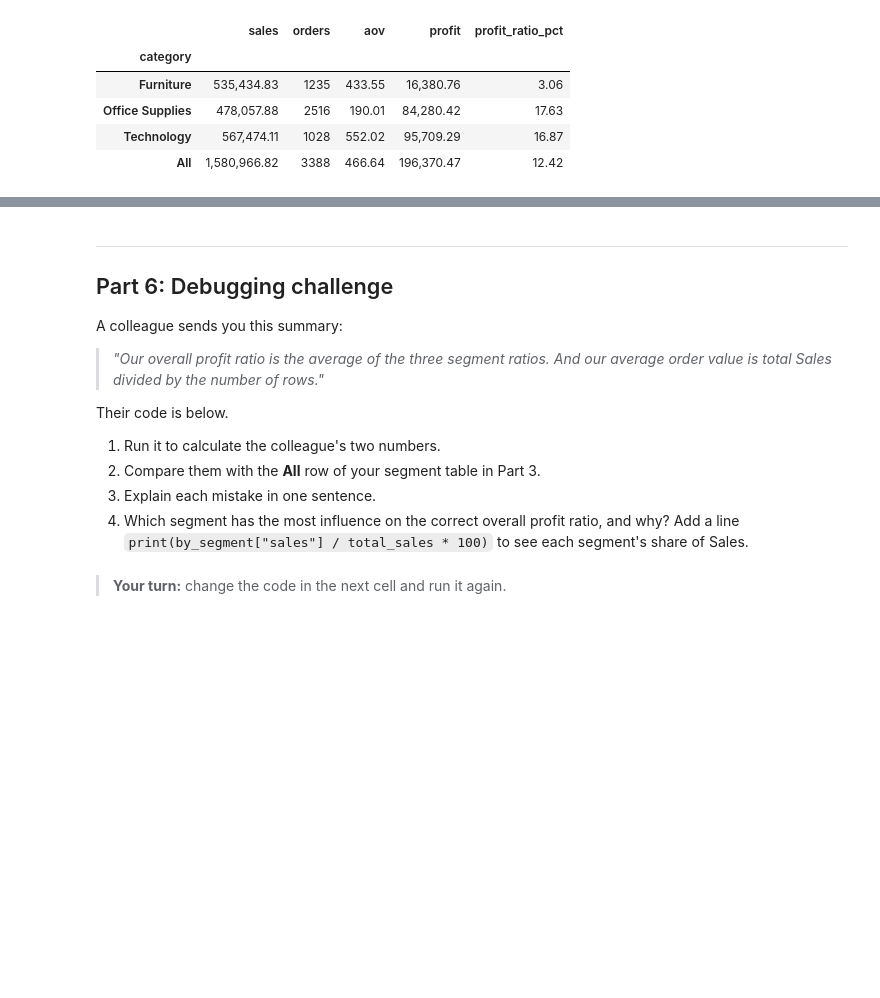
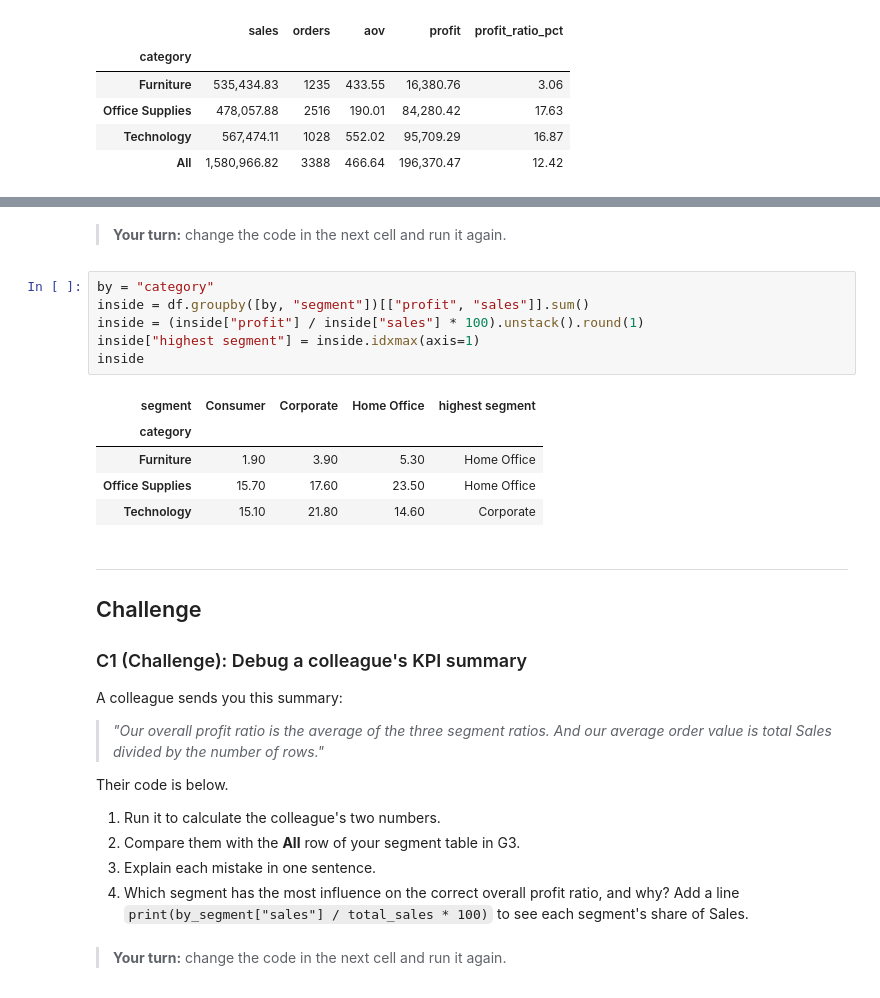
Before and after one commit to Aayush181509/AnalyticsLecture, a Jupyter notebook: notebooks/05_metrics_and_kpis_lab.ipynb, the cells around one changed output, grey strips where cells are left out. Cells and saved outputs as stored; diff of their text form; blank space fills up the shorter version.

```diff
--- a/notebooks/05_metrics_and_kpis_lab.ipynb
+++ b/notebooks/05_metrics_and_kpis_lab.ipynb
@@ -395,7 +569,23 @@ Overall orders:           3388
+# %% [markdown]
+> **Your turn:** change the code in the next cell and run it again.
+# %%
+by = "category"
+inside = df.groupby([by, "segment"])[["profit", "sales"]].sum()
+inside = (inside["profit"] / inside["sales"] * 100).unstack().round(1)
+inside["highest segment"] = inside.idxmax(axis=1)
+inside
+# %% [output]
+| segment | Consumer | Corporate | Home Office | highest segment |
+| category |  |  |  |  |
+| Furniture | 1.90 | 3.90 | 5.30 | Home Office |
+| Office Supplies | 15.70 | 17.60 | 23.50 | Home Office |
+| Technology | 15.10 | 21.80 | 14.60 | Corporate |
 # %% [markdown]
 ---
 
-## Part 6: Debugging challenge
+## Challenge
+
+### C1 (Challenge): Debug a colleague's KPI summary
 
 A colleague sends you this summary:
 
@@ -404,7 +594,7 @@ A colleague sends you this summary:
 Their code is below.
 
 1. Run it to calculate the colleague's two numbers.
-2. Compare them with the **All** row of your segment table in Part 3.
+2. Compare them with the **All** row of your segment table in G3.
 3. Explain each mistake in one sentence.
 4. Which segment has the most influence on the correct overall profit ratio, and why? Add a line `print(by_segment["sales"] / total_sales * 100)` to see each segment's share of Sales.
 # %% [markdown]
```
Also changed, not shown: parts of 30 cells of this notebook, 44 other files.
